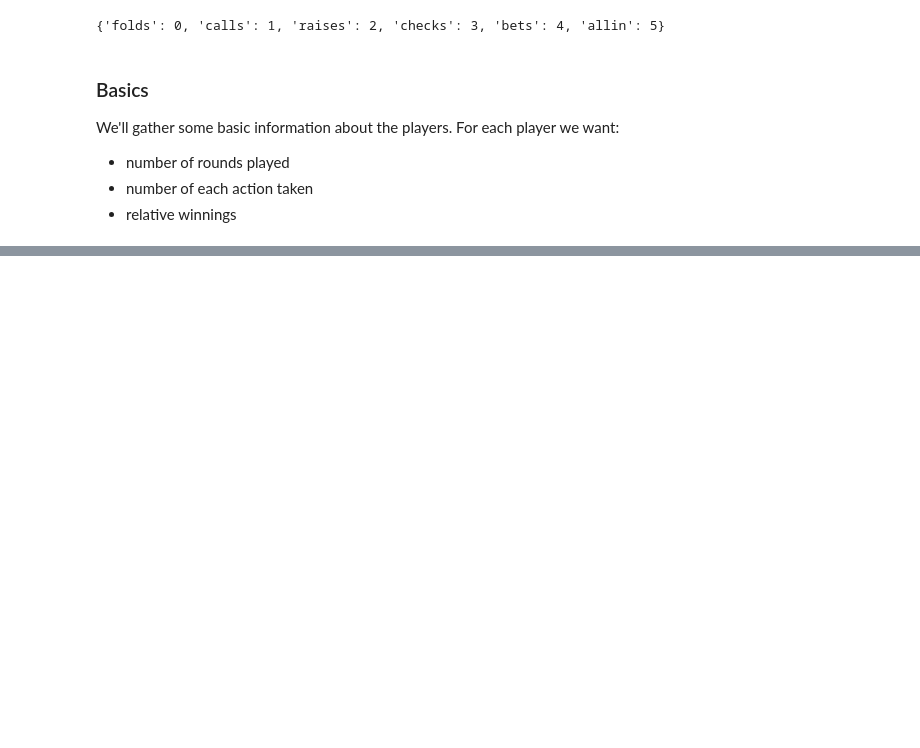
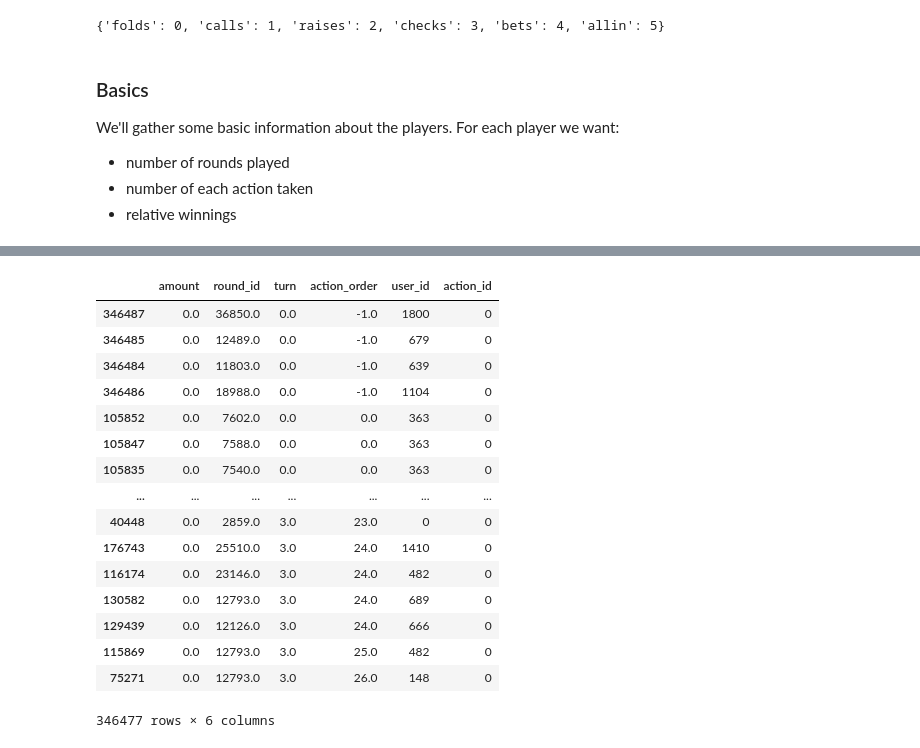
Before and after one commit to kuco23/PokerPlayerPatterns, a Jupyter notebook: notebook.ipynb, the cells around one changed output, grey strips where cells are left out. Saved outputs shown, nothing was run; the diff lists cells and outputs as text; code cells hidden in the pictures; blank space fills up the shorter version.

```diff
--- a/notebook.ipynb
+++ b/notebook.ipynb
@@ -76,0 +119,20 @@ df.merge(user_ids, how='outer', on='user_id').dropna()
+# %%
+actions.sort_values('action_order')
+# %% [output]
+|  | amount | round_id | turn | action_order | user_id | action_id |
+| 346487 | 0.0 | 36850.0 | 0.0 | -1.0 | 1800 | 0 |
+| 346485 | 0.0 | 12489.0 | 0.0 | -1.0 | 679 | 0 |
+| 346484 | 0.0 | 11803.0 | 0.0 | -1.0 | 639 | 0 |
+| 346486 | 0.0 | 18988.0 | 0.0 | -1.0 | 1104 | 0 |
+| 105852 | 0.0 | 7602.0 | 0.0 | 0.0 | 363 | 0 |
+| 105847 | 0.0 | 7588.0 | 0.0 | 0.0 | 363 | 0 |
+| 105835 | 0.0 | 7540.0 | 0.0 | 0.0 | 363 | 0 |
+| ... | ... | ... | ... | ... | ... | ... |
+| 40448 | 0.0 | 2859.0 | 3.0 | 23.0 | 0 | 0 |
+| 176743 | 0.0 | 25510.0 | 3.0 | 24.0 | 1410 | 0 |
+| 116174 | 0.0 | 23146.0 | 3.0 | 24.0 | 482 | 0 |
+| 130582 | 0.0 | 12793.0 | 3.0 | 24.0 | 689 | 0 |
+| 129439 | 0.0 | 12126.0 | 3.0 | 24.0 | 666 | 0 |
+| 115869 | 0.0 | 12793.0 | 3.0 | 25.0 | 482 | 0 |
+| 75271 | 0.0 | 12793.0 | 3.0 | 26.0 | 148 | 0 |
+346477 rows × 6 columns
```
Also changed, not shown: parts of 13 cells of this notebook, 1 other file.
